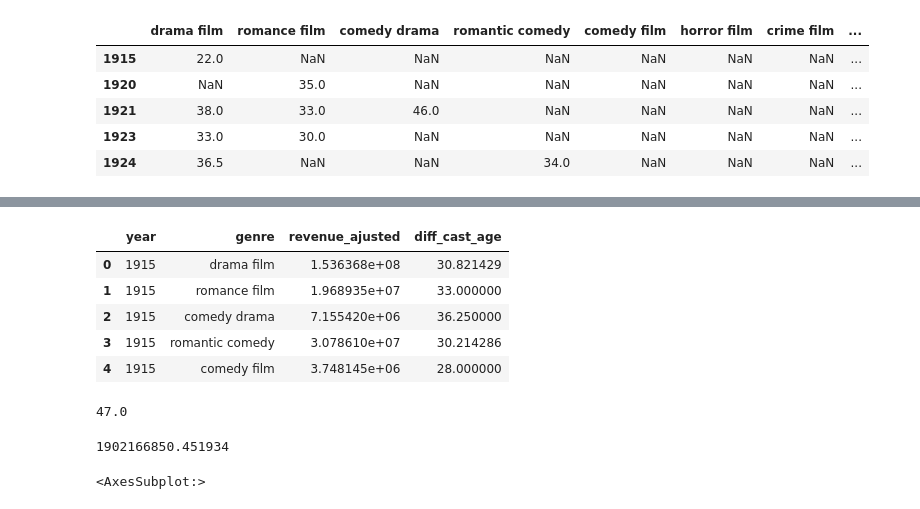
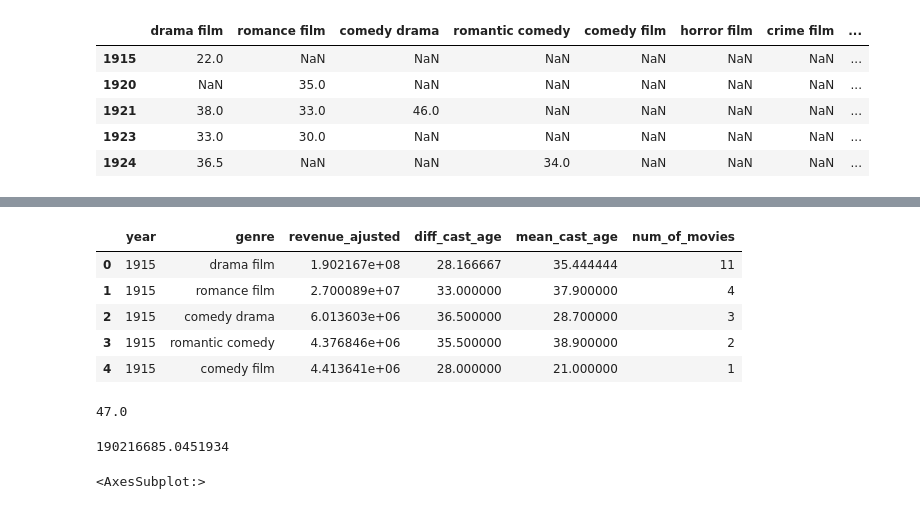
Before and after one commit to epfl-ada/ada-2022-project-imdbmi, a Jupyter notebook: analysis/diversity.ipynb, the cells around one changed output, grey strips where cells are left out. Drawn from its saved outputs; the diff is of its cells as text; code cells hidden in the pictures.

```diff
--- a/analysis/diversity.ipynb
+++ b/analysis/diversity.ipynb
@@ -347,3 +393,7 @@ genre_revenue.head()
 | 1921 | 15021224.047739 | 75106120.238696 | 41725622.354831 | 0.0 | 0.0 | 0.0 | 0.0 | ... |
 | 1923 | 72801283.572776 | 61121930.465366 | 0.0 | 0.0 | 0.0 | 0.0 | 0.0 | ... |
 | 1924 | 15122191.811769 | 0.0 | 0.0 | 26947194.451589 | 0.0 | 0.0 | 0.0 | ... |
+# %%
+# group every 10 years in the genre_revenue dataframe
+genre_revenue_10 = genre_revenue.groupby(np.arange(len(genre_revenue))//10).mean().set_index(genre_revenue.index[::10])
+genre_revenue_10
@@ -363,8 +425,8 @@ genre_diff_age.head()
 | 1923 | 33.0 | 30.0 | NaN | NaN | NaN | NaN | NaN | ... |
 | 1924 | 36.5 | NaN | NaN | 34.0 | NaN | NaN | NaN | ... |
 # %%
-# group every 15 years in the genre_revenue dataframe
-genre_revenue_15 = genre_revenue.groupby(np.arange(len(genre_revenue))//15).mean().set_index(genre_revenue.index[::15])
-genre_revenue_15
+# group every 10 years in the genre_diff_age dataframe
+genre_diff_age_10 = genre_diff_age.groupby(np.arange(len(genre_diff_age))//10).mean().set_index(genre_diff_age.index[::10])
+genre_diff_age_10
 # %% [output]
 |  | drama film | romance film | comedy drama | romantic comedy | comedy film | horror film | crime film | ... |
@@ -406,0 +443,8 @@ genre_diff_age
+# %%
+# create a dataframe with genres as headers and years as index and mean_cast_age as values
+genre_mean_age = pd.DataFrame(index=analysis_df['movie_release_year'].unique(), columns=analysis_df['movie_genre'].unique())
+# fill in the dataframe
+for year in genre_mean_age.index:
+    for genre in genre_mean_age.columns:
+        genre_mean_age.loc[year, genre] = analysis_df.query('movie_release_year == @year and movie_genre == @genre')['mean_cast_age'].mean()
+genre_mean_age.head()
@@ -406,0 +458,3 @@ genre_diff_age
+# %%
+genre_mean_age_10 = genre_mean_age.groupby(np.arange(len(genre_mean_age))//10).mean().set_index(genre_mean_age.index[::10])
+genre_mean_age_10
@@ -407,21 +473,22 @@ genre_diff_age
 # %%
 # create a dataframe with years as index and genres revenue diff_cast_age as values
 rows = []
-for year in genre_revenue_15.index:
-    for genre in genre_revenue_15.columns:
+for year in genre_revenue_10.index:
+    for genre in genre_revenue_10.columns:
         # year , genre, revenue, diff_cast_age, num_movies_in_this_genre
-        rows.append([year, genre, genre_revenue_15.loc[year, genre], genre_diff_age_15.loc[year, genre]])
+        rows.append([year, genre, genre_revenue_10.loc[year, genre], genre_diff_age_10.loc[year, genre],\
+            genre_mean_age_10.loc[year, genre], num_movies_per_year_10.loc[year, genre]])
 
-df_plot = pd.DataFrame(rows, columns=['year', 'genre', 'revenue_ajusted', 'diff_cast_age'])
+df_plot = pd.DataFrame(rows, columns=['year', 'genre', 'revenue_ajusted', 'diff_cast_age', 'mean_cast_age', 'num_of_movies'])
 df_plot['revenue_ajusted'] = df_plot['revenue_ajusted'].astype(float)
 df_plot.head()
 # %% [output]
-|  | year | genre | revenue_ajusted | diff_cast_age |
-| 0 | 1915 | drama film | 1.536368e+08 | 30.821429 |
-| 1 | 1915 | romance film | 1.968935e+07 | 33.000000 |
-| 2 | 1915 | comedy drama | 7.155420e+06 | 36.250000 |
-| 3 | 1915 | romantic comedy | 3.078610e+07 | 30.214286 |
-| 4 | 1915 | comedy film | 3.748145e+06 | 28.000000 |
+|  | year | genre | revenue_ajusted | diff_cast_age | mean_cast_age | num_of_movies |
+| 0 | 1915 | drama film | 1.902167e+08 | 28.166667 | 35.444444 | 11 |
+| 1 | 1915 | romance film | 2.700089e+07 | 33.000000 | 37.900000 | 4 |
+| 2 | 1915 | comedy drama | 6.013603e+06 | 36.500000 | 28.700000 | 3 |
+| 3 | 1915 | romantic comedy | 4.376846e+06 | 35.500000 | 38.900000 | 2 |
+| 4 | 1915 | comedy film | 4.413641e+06 | 28.000000 | 21.000000 | 1 |
 # %%
 df_plot['diff_cast_age'].max()
 # %% [output]
@@ -441,7 +522,7 @@ fig.show()
 # %%
-genre_revenue_10['drama film'][1915]
+genre_revenue_5['drama film'][1915]
 # %% [output]
-1902166850.451934
+190216685.0451934
 # %%
 analysis_df[analysis_df['movie_genre']=='comedy film']['movie_release_year'].hist()
 # %% [output]
```
Also changed, not shown: parts of 21 cells of this notebook.
